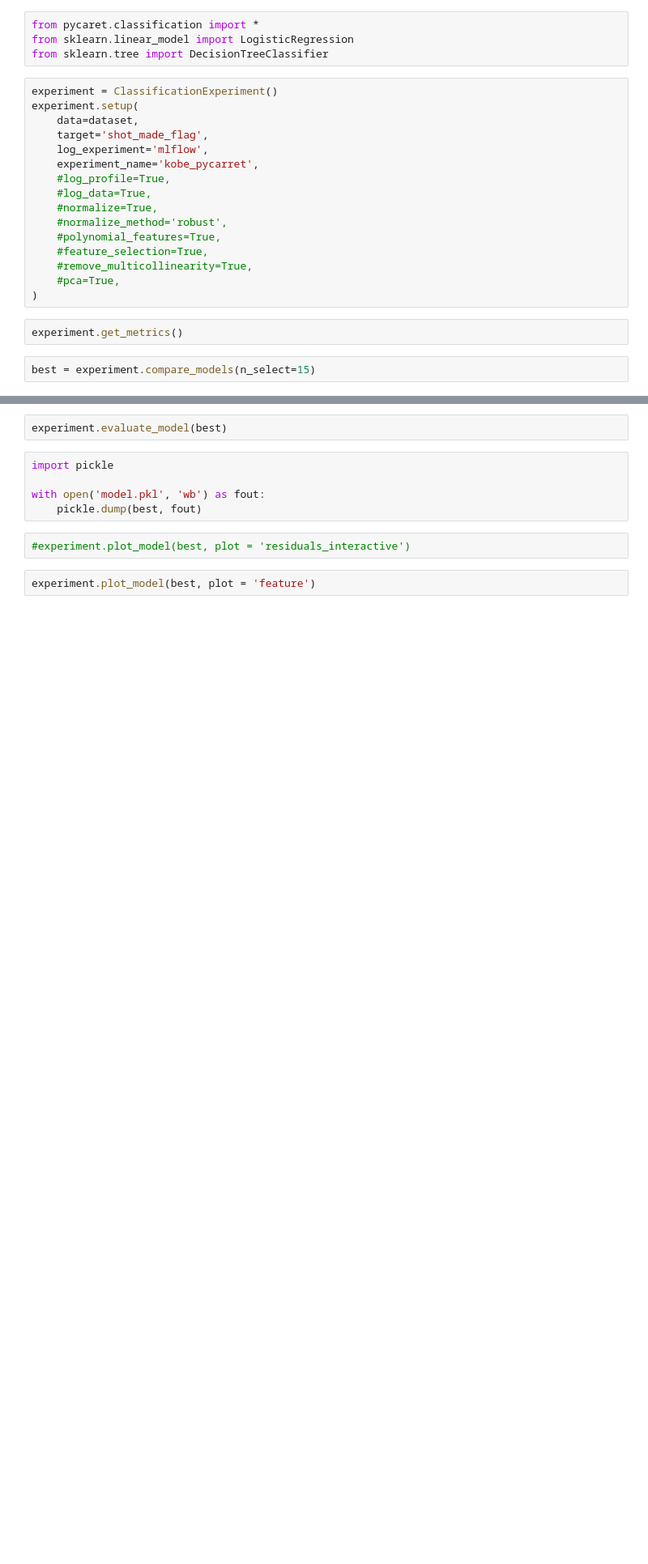
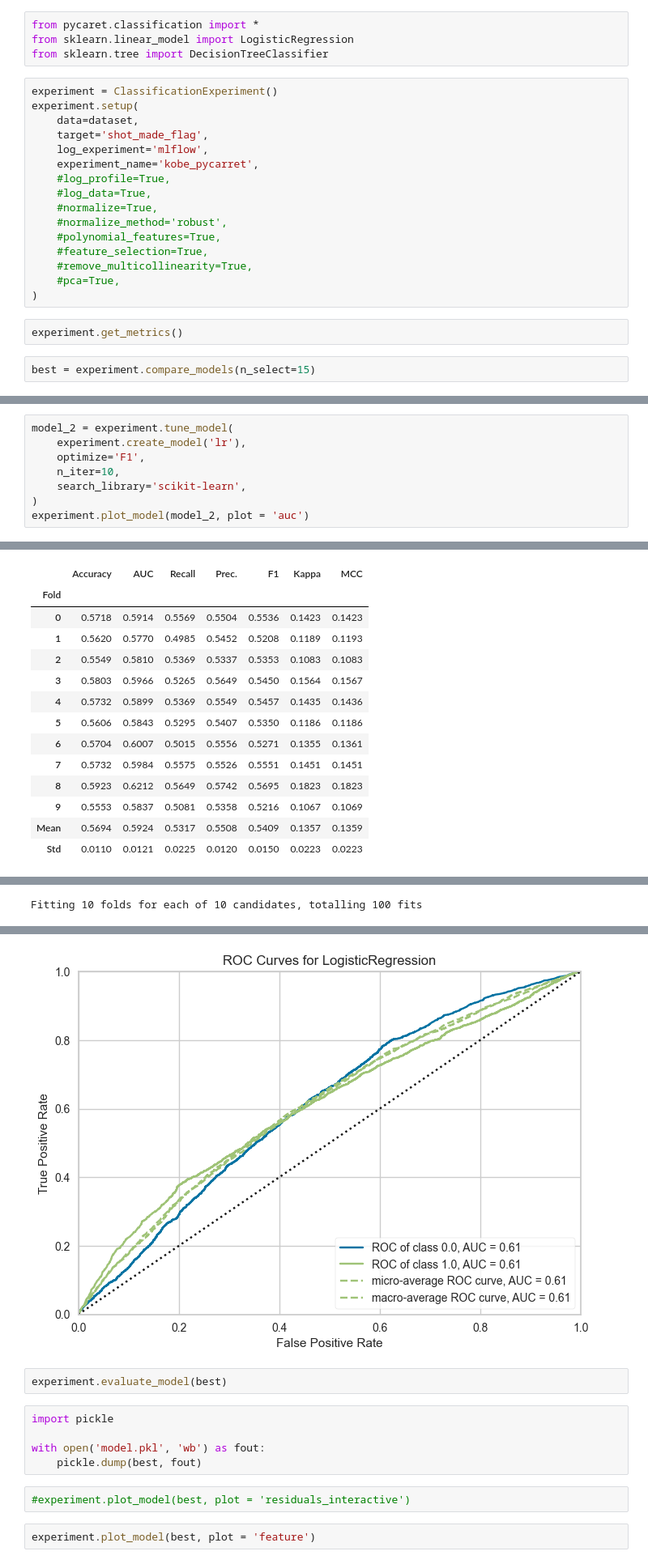
Before and after one commit to echer/25e1-3-eng-ml-kobe-alan-echer, a Jupyter notebook: notebooks/exploracao.ipynb, the cells around one changed output, grey strips where cells are left out. Shown at 81% size. Saved outputs shown, nothing was run; the diff lists cells and outputs as text; blank space fills up the shorter version.

```diff
--- a/notebooks/exploracao.ipynb
+++ b/notebooks/exploracao.ipynb
@@ -58,0 +100,9 @@ model_2 = experiment.tune_model(
+# %%
+model_2 = experiment.tune_model(
+    experiment.create_model('lr'),
+    optimize='F1',
+    n_iter=10,
+    search_library='scikit-learn',
+)
+experiment.plot_model(model_2, plot = 'auc')
+# %% [output]
@@ -58,0 +126,14 @@ model_2 = experiment.tune_model(
+|  | Accuracy | AUC | Recall | Prec. | F1 | Kappa | MCC |
+| Fold |  |  |  |  |  |  |  |
+| 0 | 0.5718 | 0.5914 | 0.5569 | 0.5504 | 0.5536 | 0.1423 | 0.1423 |
+| 1 | 0.5620 | 0.5770 | 0.4985 | 0.5452 | 0.5208 | 0.1189 | 0.1193 |
+| 2 | 0.5549 | 0.5810 | 0.5369 | 0.5337 | 0.5353 | 0.1083 | 0.1083 |
+| 3 | 0.5803 | 0.5966 | 0.5265 | 0.5649 | 0.5450 | 0.1564 | 0.1567 |
+| 4 | 0.5732 | 0.5899 | 0.5369 | 0.5549 | 0.5457 | 0.1435 | 0.1436 |
+| 5 | 0.5606 | 0.5843 | 0.5295 | 0.5407 | 0.5350 | 0.1186 | 0.1186 |
+| 6 | 0.5704 | 0.6007 | 0.5015 | 0.5556 | 0.5271 | 0.1355 | 0.1361 |
+| 7 | 0.5732 | 0.5984 | 0.5575 | 0.5526 | 0.5551 | 0.1451 | 0.1451 |
+| 8 | 0.5923 | 0.6212 | 0.5649 | 0.5742 | 0.5695 | 0.1823 | 0.1823 |
+| 9 | 0.5553 | 0.5837 | 0.5081 | 0.5358 | 0.5216 | 0.1067 | 0.1069 |
+| Mean | 0.5694 | 0.5924 | 0.5317 | 0.5508 | 0.5409 | 0.1357 | 0.1359 |
+| Std | 0.0110 | 0.0121 | 0.0225 | 0.0120 | 0.0150 | 0.0223 | 0.0223 |
@@ -58,0 +141 @@ model_2 = experiment.tune_model(
+Fitting 10 folds for each of 10 candidates, totalling 100 fits
@@ -59,3 +143,4 @@ model_2 = experiment.tune_model(
+[figure, added]
 # %%
 experiment.evaluate_model(best)
 # %%
```
Also changed, not shown: parts of 2 cells of this notebook, 14 other files.
